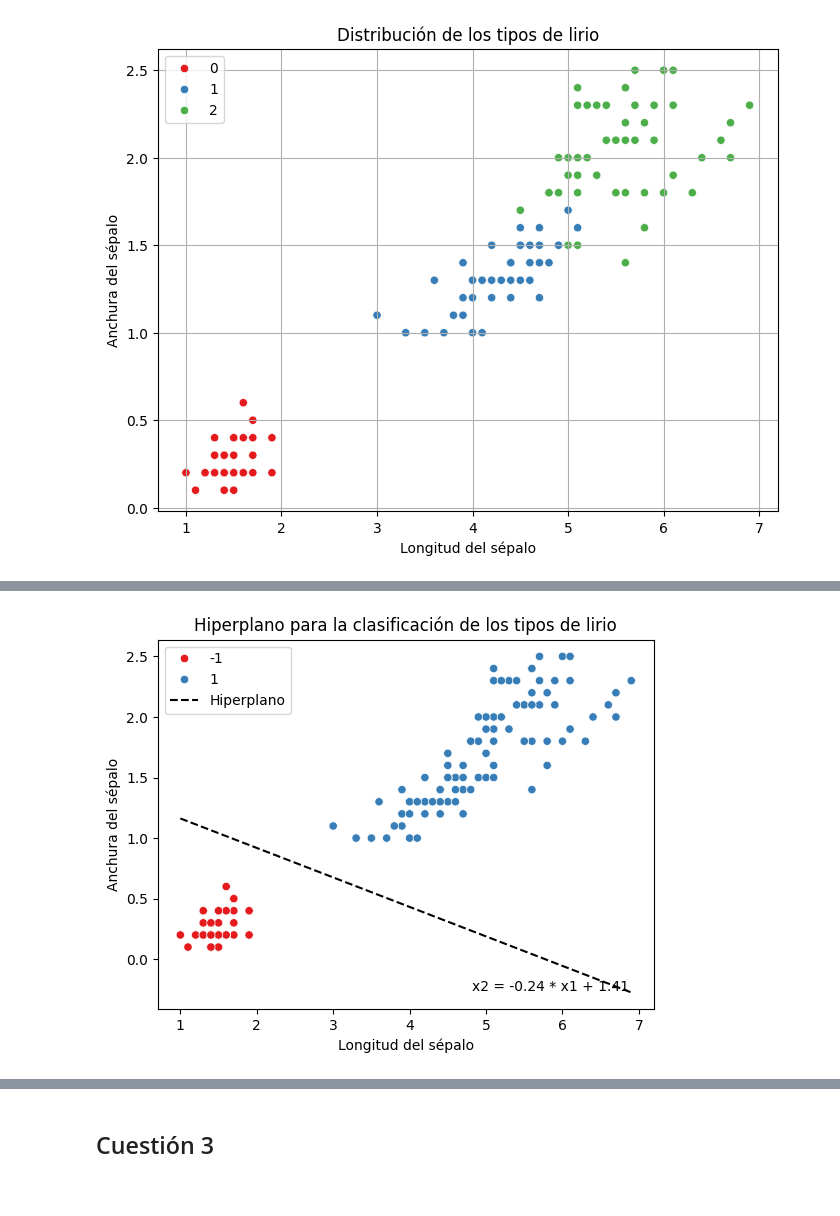
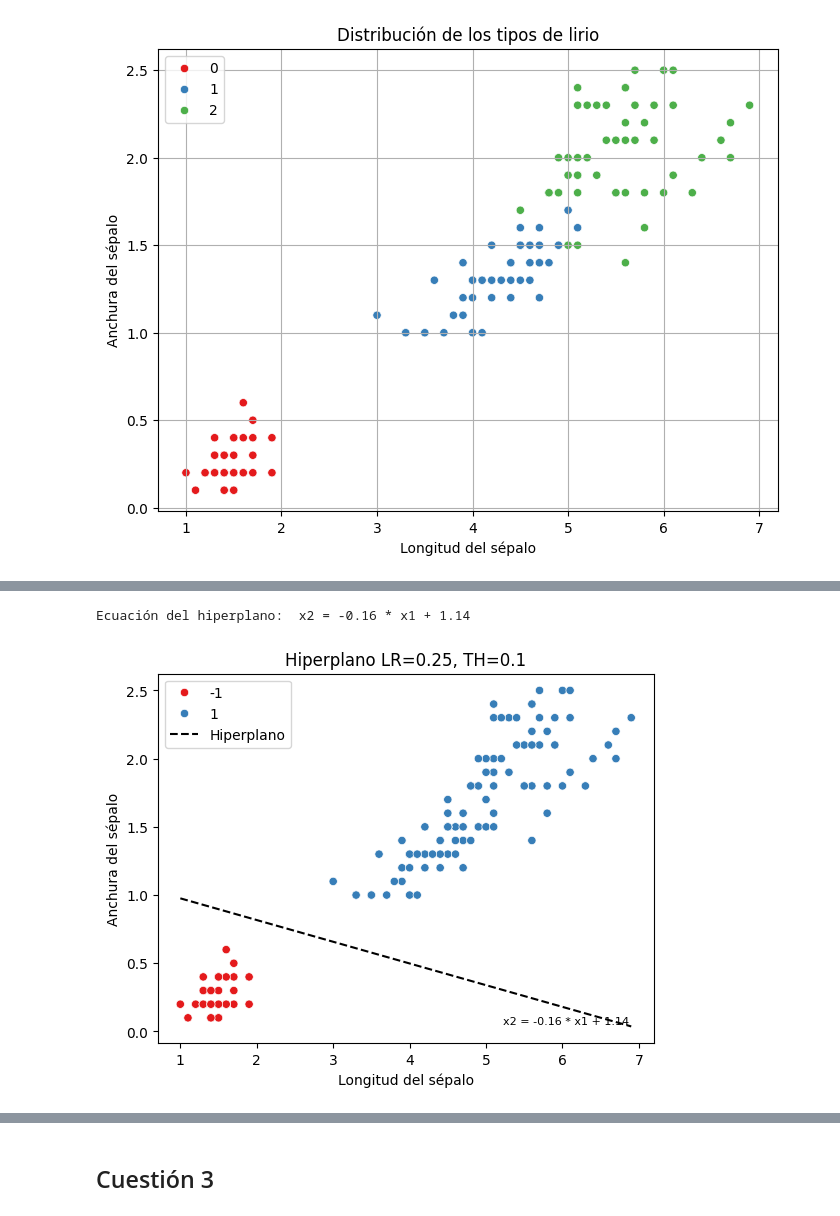
Before and after one commit to jbernal1330/IA2Lab02, a Jupyter notebook: L2P1-Perceptron.ipynb, the cells around one changed output, grey strips where cells are left out. Drawn from its saved outputs; the diff is of its cells as text; code cells hidden in the pictures.

```diff
--- a/L2P1-Perceptron.ipynb
+++ b/L2P1-Perceptron.ipynb
@@ -52,8 +54,4 @@ Descripción del conjunto de datos:
    - See also: 1988 MLC Proceedings, 54-64.  Cheeseman et al"s AUTOCLASS II
      conceptual clustering system finds 3 classes in the data.
    - Many, many more ...
-# %%
-# Lista de hiperparámetros
-learning_rate = 0.1
-threshold = 0.1
 # %%
@@ -105,9 +123,12 @@ def plot_iris_data(X, y):
     plt.show()
 # %%
 # Función para dibujar el hiperplano
-def plot_hyperplane(X, y, weights):
+def plot_hyperplane(X, y, weights, ax):
+    if ax is None:
+        ax = plt.gca()
+
     # Graficar puntos de dispersión
-    sns.scatterplot(x=X[:, 0], y=X[:, 1], hue=y, palette='Set1', legend='full')
+    sns.scatterplot(x=X[:, 0], y=X[:, 1], hue=y, palette='Set1', legend='full', ax=ax)
 
     # Calcular la ecuación del hiperplano
     w0, w1, w2 = weights  # Obtener los pesos
@@ -115,18 +136,20 @@ def plot_hyperplane(X, y, weights):
     x2_values = -(w1 / w2) * x1_values - (w0 / w2)
 
     # Graficar la línea separadora
-    plt.plot(x1_values, x2_values, 'k--', label='Hiperplano')
+    ax.plot(x1_values, x2_values, 'k--', label='Hiperplano')
 
     # Mostrar ecuación del hiperplano en términos de x2
     slope = -(w1 / w2)
     intercept = -(w0 / w2)
-    plt.text(0.95, 0.05, f'x2 = {slope:.2f} * x1 + {intercept:.2f}', fontsize=10, transform=plt.gca().transAxes, ha='right')
+    ec_plano = f'x2 = {slope:.2f} * x1 + {intercept:.2f}'
+    ax.text(0.95, 0.05, ec_plano, fontsize=8, transform=ax.transAxes, ha='right')
 
-    plt.xlabel('Longitud del sépalo')
-    plt.ylabel('Anchura del sépalo')
-    plt.title('Hiperplano para la clasificación de los tipos de lirio')
-    plt.legend()
-    plt.show()
+    ax.set_xlabel('Longitud del sépalo')
+    ax.set_ylabel('Anchura del sépalo')
+    ax.set_title(f'Hiperplano LR={lr}, TH={th}')
+    ax.legend()
+
+    return ec_plano
 # %% [markdown]
 ## Cuestión 1
 # %%
@@ -158,6 +227,10 @@ y = np.where(iris.target != 0, 1, -1)  # Convertimos las etiquetas a +1 y -1
+# %%
+# Lista de hiperparámetros
+lr = 0.25
+th = 0.1
 # %%
 # Entrenamos el perceptrón
-weights, results_df = train_perceptron(X, y, learning_rate, threshold)
+weights, results_df, test_accuracy, val_accuracy = train_perceptron(X, y, lr, th)
 # %% [markdown]
 ## Cuestión 2
 # %%
@@ -172,8 +245,10 @@ Bias(𝜃) del perceptrón: -0.7747088653562013  |  Pesos:  [0.13419873 0.551144
 # %%
 # Graficamos el hiperplano resultante
-plot_hyperplane(X, y, weights)
+ec_plano = plot_hyperplane(X, y, weights, None)
+print("Ecuación del hiperplano: ", ec_plano)
 # %% [output]
+Ecuación del hiperplano:  x2 = -0.16 * x1 + 1.14
-[figure, old version]
+[figure, new version]
 # %%
 # Mostramos los resultados del entrenamiento
 print(results_df)
```
Also changed, not shown: parts of 12 cells of this notebook.
